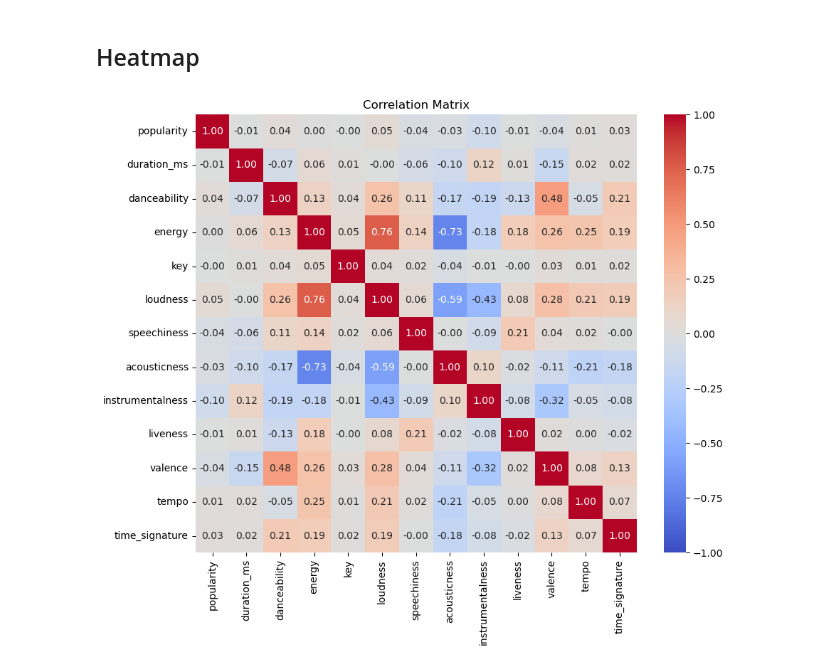
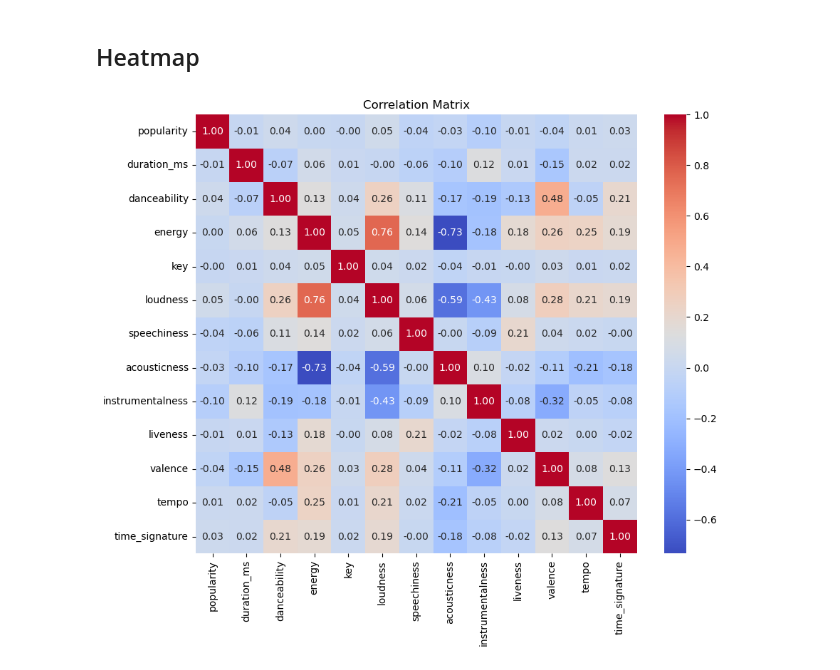
Before and after one commit to FabienThich/Solo-vs-Collab-Music, a Jupyter notebook: main.ipynb, the cells around one changed output. Drawn from its saved outputs; the diff is of its cells as text; code cells hidden in the pictures.

```diff
--- a/main.ipynb
+++ b/main.ipynb
@@ -664,32 +746,30 @@ array(['acoustic', 'afrobeat', 'alt-rock', 'alternative', 'ambient',
 # %% [markdown]
 ## Heatmap
 # %%
-
-df_clean['collab_encoded'] = df_clean['solo_or_collab'].apply(lambda x: 1 if x == 'collaboration' else 0)
-
 attributes = [
     "popularity",
     "duration_ms",
     "danceability",
     "energy",
     "key",
     "loudness",
     # "mode",
     "speechiness",
     "acousticness",
     "instrumentalness",
     "liveness",
     "valence",
     "tempo",
     "time_signature",
 ]
 
 corr_matrix = df_clean[attributes].corr()
 
 
 plt.figure(figsize=(10, 8))
-sns.heatmap(corr_matrix, annot=True, fmt='.2f', cmap='coolwarm', vmin=-1, vmax=1)
+sns.heatmap(corr_matrix, annot=True, fmt='.2f', cmap='coolwarm')
 plt.title('Correlation Matrix')
 plt.show()
+corr_matrix
 # %% [output]
-[figure, old version]
+[figure, new version]
```
Also changed, not shown: parts of 19 cells of this notebook.
